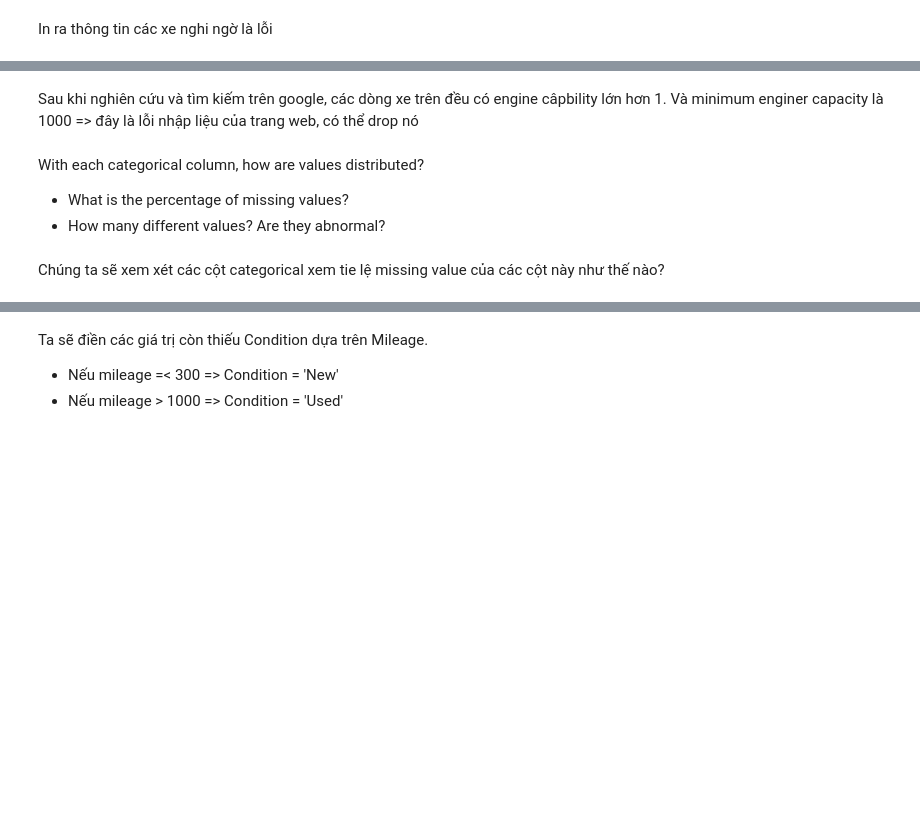
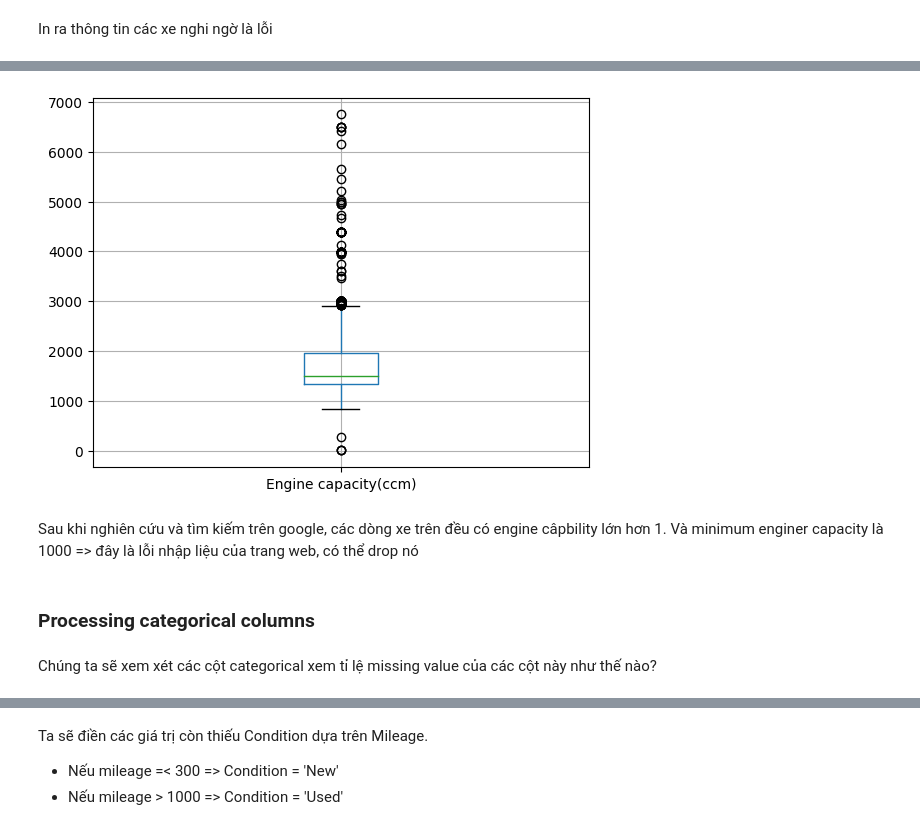
Before and after one commit to MTriNguci/DS_FINAL_PROJ, a Jupyter notebook: 2. Preprocessing.ipynb, the cells around one changed output, grey strips where cells are left out. Drawn from its saved outputs; the diff is of its cells as text; code cells hidden in the pictures; blank space fills up the shorter version.

```diff
--- a/2. Preprocessing.ipynb
+++ b/2. Preprocessing.ipynb
@@ -125,10 +283,7 @@ df.info()
 - The columns `Engine capacity`, `Power`, `Battery warranty (km)`, `Mileage`, `Battery capacity`, `CO2 emissions`, `AC charging time`, `DC charging time` and `Seats` should be converted to `int` or `float` data types instead of `string`. Therefore, we will process the data strings to convert them into numerical data types.
 # %%
 #TODO
-column_convert_to_numeric = ['Engine capacity','Power', 'Consumption',
-                         'Battery warranty (km)','Mileage',
-                         'Battery capacity', 'CO2 emissions',
-                         'AC charging time', 'DC charging time']
+column_convert_to_numeric = ['Engine capacity','Power', 'Consumption','Mileage', 'CO2 emissions']
 def convert_to_int(column):
     for i in range(len(column)):
         value = column[i]
@@ -146,28 +301,24 @@ df['Seats'] = pd.to_numeric(df['Seats'], errors='coerce')
 new_column_names = {'Engine capacity': 'Engine capacity(ccm)',
                     'Price': 'Price(EUR)',
                     'Power': 'Power(kW)',
-                    'Battery warranty (km)': 'Battery warranty(km)',
                     'Mileage': 'Mileage(km)',
                     'Consumption':'Consumption(l/100km or kWh/100km)',
-                    'Battery capacity': 'Battery capacity(kWh)',
-                    'CO2 emissions': 'CO2 emissions(g/km)',
-                    'AC charging time': 'AC charging time(h)',
-                    'DC charging time': 'DC charging time(min)'}
+                    'CO2 emissions': 'CO2 emissions(g/km)'}
 df = df.rename(columns=new_column_names)
 # %% [markdown]
 Process the columns that store month/year data as strings to datetime:
 - First registration
 - Warranty until
 # %%
-def convert_to_datetime(date_str):
-    if pd.notnull(date_str):
-        date_format = "%b-%y"
-        date_obj = datetime.strptime(date_str, date_format)
-        return date_obj
-    else:
-        return pd.NaT
-convert_column = ['First registration', 'Warranty until']
-df[convert_column] = df[convert_column].applymap(convert_to_datetime)
+# def convert_to_datetime(date_str):
+#     if pd.notnull(date_str):
+#         date_format = "%b-%y"
+#         date_obj = datetime.strptime(date_str, date_format)
+#         return date_obj
+#     else:
+#         return pd.NaT
+# convert_column = ['First registration', 'Warranty until']
+# df[convert_column] = df[convert_column].applymap(convert_to_datetime)
 # %%
 # After converting data types
 df.info()
@@ -223,8 +398,6 @@ df['Seats'] = df['Seats'].fillna(median_seats)
 median_engine_capacity = df['Engine capacity(ccm)'].median()
 df['Engine capacity(ccm)'] = df['Engine capacity(ccm)'].fillna(median_engine_capacity)
 
-# Xử lí missing values cột Weight
-df = df.drop('Weight', axis = 1)
 
 # Xử lí missing values cột Consumption
 df['Consumption(l/100km or kWh/100km)'] = df.groupby('Fuel')['Consumption(l/100km or kWh/100km)'].transform(lambda x: x.fillna(x.mode()[0]))
@@ -253,3 +453,9 @@ df[df['Engine capacity(ccm)'] == 1]
+# %%
+# Sử dụng phương thức .boxplot()
+df.boxplot(column='Engine capacity(ccm)')
+plt.show()
+# %% [output]
+[figure, added]
 # %% [markdown]
 Sau khi nghiên cứu và tìm kiếm trên google, các dòng xe trên đều có engine câpbility lớn hơn 1. Và minimum enginer capacity là 1000 => đây là lỗi nhập liệu của trang web, có thể drop nó
 # %%
@@ -258,9 +464,7 @@ df = df[df['Engine capacity(ccm)'] != 1]
-# %% [markdown]
-With each categorical column, how are values distributed?
-- What is the percentage of missing values?
-- How many different values? Are they abnormal?
+# %% [markdown]
+### Processing categorical columns
 # %% [markdown]
-Chúng ta sẽ xem xét các cột categorical xem tie lệ missing value của các cột này như thế nào?
+Chúng ta sẽ xem xét các cột categorical xem tỉ lệ missing value của các cột này như thế nào?
 # %%
 # Lấy ra các cột object xem tỉ lệ misisng value
 cate_col = df.select_dtypes(include=['object']).columns
```
Also changed, not shown: parts of 53 cells of this notebook, 4 other files.
